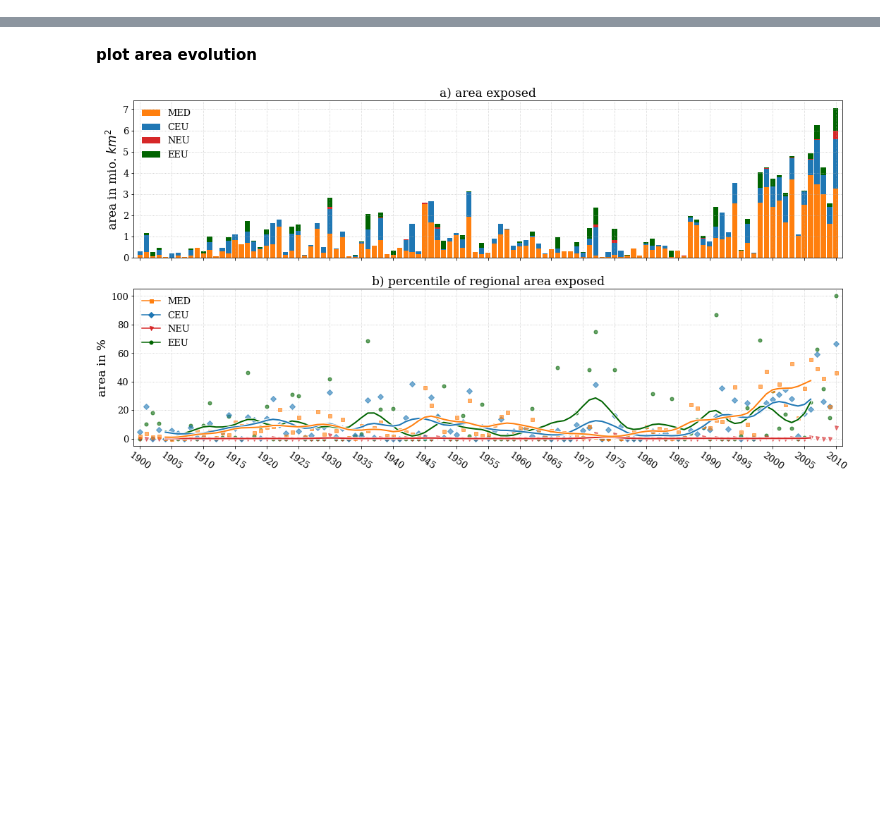
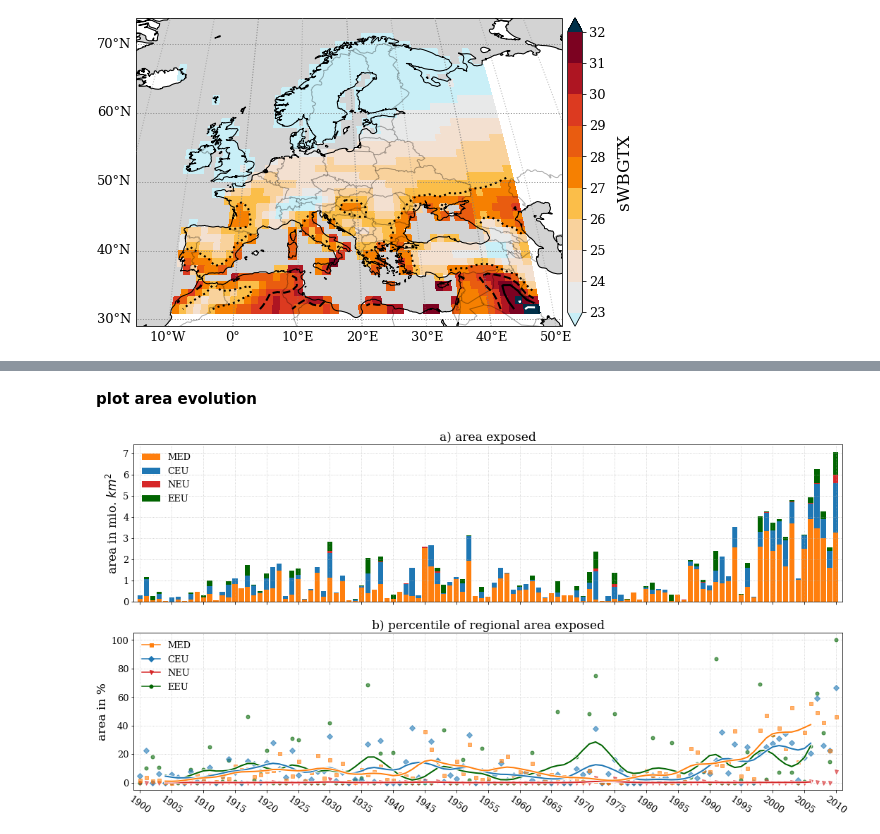
Before and after one commit to nilsnevertree/Trends-in-Heat-Stress-over-Europe, a Jupyter notebook: Scripts/heat_wave_population-ydrunpctl.ipynb, the cells around one changed output, grey strips where cells are left out. Saved outputs shown, nothing was run; the diff lists cells and outputs as text; code cells hidden in the pictures; blank space fills up the shorter version.

```diff
--- a/Scripts/heat_wave_population-ydrunpctl.ipynb
+++ b/Scripts/heat_wave_population-ydrunpctl.ipynb
@@ -43,6 +43,7 @@ plotfolder = '/home/nniebaum/bachlor-thesis-code/Plots/'
 areafolder = plotfolder + "Area/"
 populationfolder = plotfolder + "Population/"
 
+projection = ccrs.EckertV(central_longitude=12.5)
 
 plt.rcParams.update(plotfunc.rcParams_area)
 plt.rcParams.update({'hatch.linewidth': 2})
@@ -80,6 +80,26 @@ mask = (mask_org.groupby("time.year").sum('time')) >= min_yearlydays
 
 xmin = 1899
 xmax = 2011
+# %%
+
+fig = plt.figure(figsize = (8,8))
+ax1 = fig.add_subplot(111,\
+            projection=projection)
+ax1.set_extent([-17,51,29,73])
+plot_data = data.swbgt.quantile(quantile_sWBGT, dim = 'time')
+plot_data = plot_data.where(data.mask_land)
+pm1, ct1 = plotfunc.area_plot(data= plot_data, ax = ax1, \
+            levels = np.arange(23,33,1),
+            contour_levels = [26.7, 29.4, 31.1, 32.2], contour = True,
+            cmap = plotfunc.thermal_low_extend,
+            colorbar_kwargs = dict(extend = 'both', label = "sWBGTX"),
+            contour_kwargs = dict(colors= ['k','k','k','w'], linestyles = [':','--','-','-'], linewidths = 2))
+
+ax1.set_title(None)
+
+fig.savefig(populationfolder + "98th_sWBGTX_1900-2010")
+# %% [output]
+[figure, added]
 # %%
 fig = plt.figure(figsize = (14,14))
 gs = gridspec.GridSpec(7,2, wspace = 0.2 , hspace = 0.4)
```
Also changed, not shown: parts of 2 cells of this notebook, 2 other files.
